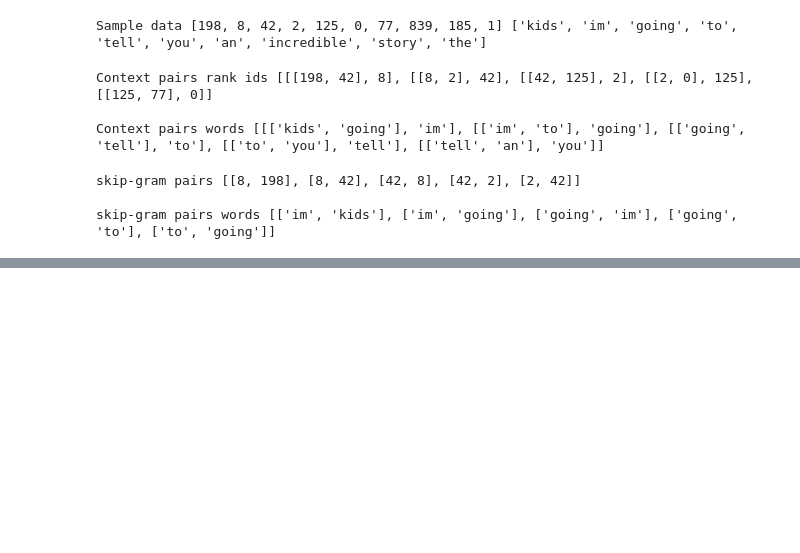
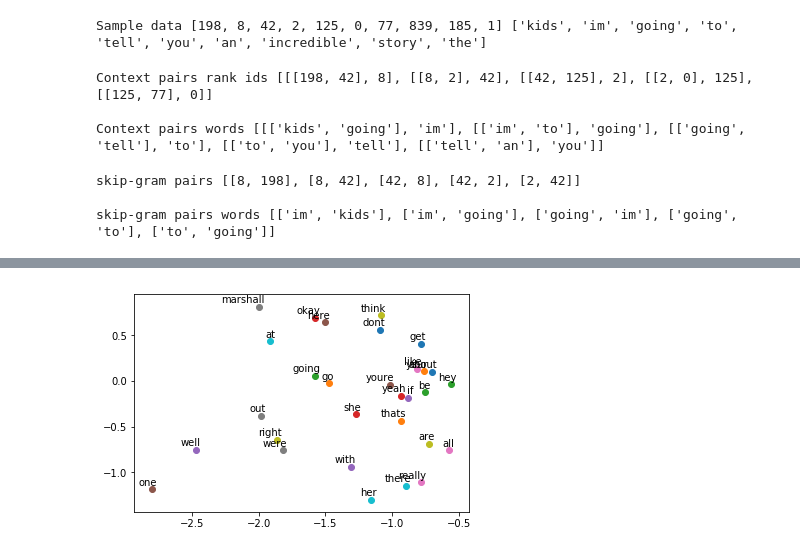
Before and after one commit to Madhu009/Deep-math-machine-learning.ai, a Jupyter notebook: NLP/Word2Vec.ipynb, the cells around one changed output, grey strips where cells are left out. Drawn from its saved outputs; the diff is of its cells as text; code cells hidden in the pictures; blank space fills up the shorter version.

```diff
--- a/NLP/Word2Vec.ipynb
+++ b/NLP/Word2Vec.ipynb
@@ -268,0 +273,14 @@ trained_embeddings.shape
+# %%
+import matplotlib.pyplot as plt
+# Show word2vec if dim is 2
+if trained_embeddings.shape[1] == 2:
+    labels = unique_words[30:60] # Show top 10 words
+    for i, label in enumerate(labels):
+        x, y = trained_embeddings[i,:]
+        plt.scatter(x, y)
+        plt.annotate(label, xy=(x, y), xytext=(5, 2),
+            textcoords='offset points', ha='right', va='bottom')
+    #plt.savefig("word2vec.png")
+    plt.show()
+# %% [output]
+[figure, added]
```
Also changed, not shown: parts of 5 cells of this notebook.
